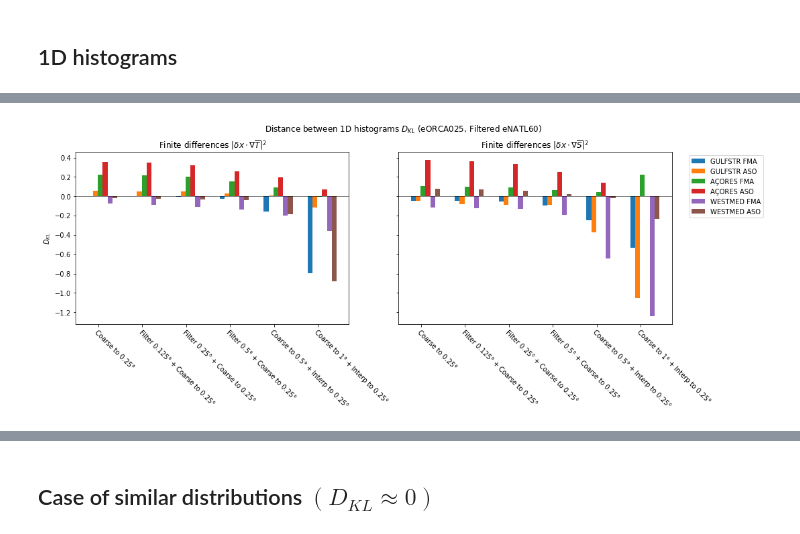
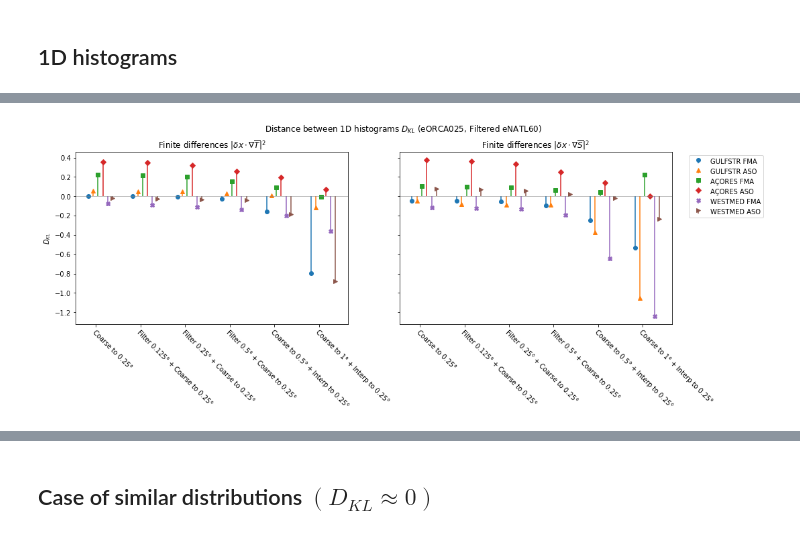
Before and after one commit to anastasiaGor/oceanDataNotebooks, a Jupyter notebook: compare_eNATL60_and_eORCA025/09-choice_of_filter.ipynb, the cells around one changed output, grey strips where cells are left out. Saved outputs shown, nothing was run; the diff lists cells and outputs as text; code cells hidden in the pictures.

Commit message:
change plotting style (stem instead of bar plot)

```diff
--- a/compare_eNATL60_and_eORCA025/09-choice_of_filter.ipynb
+++ b/compare_eNATL60_and_eORCA025/09-choice_of_filter.ipynb
@@ -49,6 +49,8 @@ import xesmf as xe
 line_colors = ['#1f77b4', '#ff7f0e', '#2ca02c', '#d62728', '#9467bd', '#8c564b', '#e377c2', '#7f7f7f', '#bcbd22', '#17becf', '#1f77b4']
 # %%
 cmaps_list = ['Blues', 'Oranges', 'Greens', 'Reds', 'Purples', 'Greys']
+# %%
+marker_list = ['o', '^', 's', 'D', 'X', '>']
 # %% [markdown]
 # Useful functions for histograms
 # %%
@@ -372,23 +374,25 @@ Wall time: 18.9 s
 # %%
 %%time
 fig, axis = plt.subplots(nrows=1, ncols=2, constrained_layout=True, figsize=(15, 6), sharey=True)
 fig.suptitle('Distance between 1D histograms $D_{KL}$ (eORCA025, Filtered eNATL60)')
 x = np.arange(len(filters))
 bar_width = 0.11
 for i_dataset in range(len(data)) :
-    axis[0].bar(x+(i_dataset)*bar_width, [D_KL(hists[i_dataset]['LR']['diff_T_sqr'], hists[i_dataset]['HR_Filtered'][ifilter]['diff_T_sqr']) \
-                                          for ifilter in range(len(filters))], width=bar_width)
-    axis[1].bar(x+(i_dataset)*bar_width, [D_KL(hists[i_dataset]['LR']['diff_S_sqr'], hists[i_dataset]['HR_Filtered'][ifilter]['diff_S_sqr']) \
-                                          for ifilter in range(len(filters))], width=bar_width, label=data[i_dataset]['label'])
+    marker_style = 'C'+str(i_dataset)+marker_list[i_dataset]
+    line_style = 'C'+str(i_dataset)+'-'
+    markerline, stemlines, baseline = axis[0].stem(x+(i_dataset)*bar_width, [D_KL(hists[i_dataset]['LR']['diff_T_sqr'], hists[i_dataset]['HR_Filtered'][ifilter]['diff_T_sqr']) \
+                                          for ifilter in range(len(filters))], markerfmt=marker_style, basefmt=" ", linefmt=line_style)
+    markerline, stemlines, baseline = axis[1].stem(x+(i_dataset)*bar_width, [D_KL(hists[i_dataset]['LR']['diff_S_sqr'], hists[i_dataset]['HR_Filtered'][ifilter]['diff_S_sqr']) \
+                                          for ifilter in range(len(filters))], markerfmt=marker_style, basefmt=" ", linefmt=line_style, label=data[i_dataset]['label'])
 for ax in axis :
     ax.set_xticks(x + 1.6*bar_width)
     ax.set_xticklabels([filt['label'] for filt in filters],fontsize=10,rotation = -45,ha="left", rotation_mode="anchor")
     ax.set(yscale='linear')
-    ax.axhline(y=0., color='k', lw=0.5)
+    ax.axhline(y=0., color='grey', ls='-', lw=0.5)
     #ax.set(ylim=[-0.2,0.2])
 axis[0].set(title=r'Finite differences $|\delta x \cdot \nabla \overline{T}|^2$', ylabel=r'$D_{KL}$')
 axis[1].set(title=r'Finite differences $|\delta x \cdot \nabla \overline{S}|^2$')
 axis[-1].legend(bbox_to_anchor=(1.05, 1), loc='upper left')
 plt.show()
 # %% [output]
-[figure, old version]
+[figure, new version]
```
Also changed, not shown: parts of 8 cells of this notebook.
